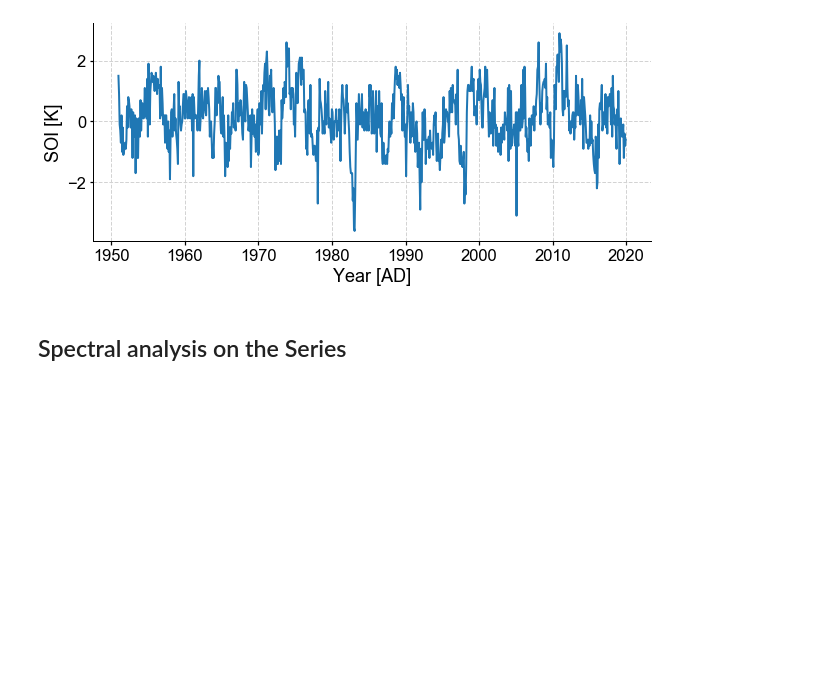
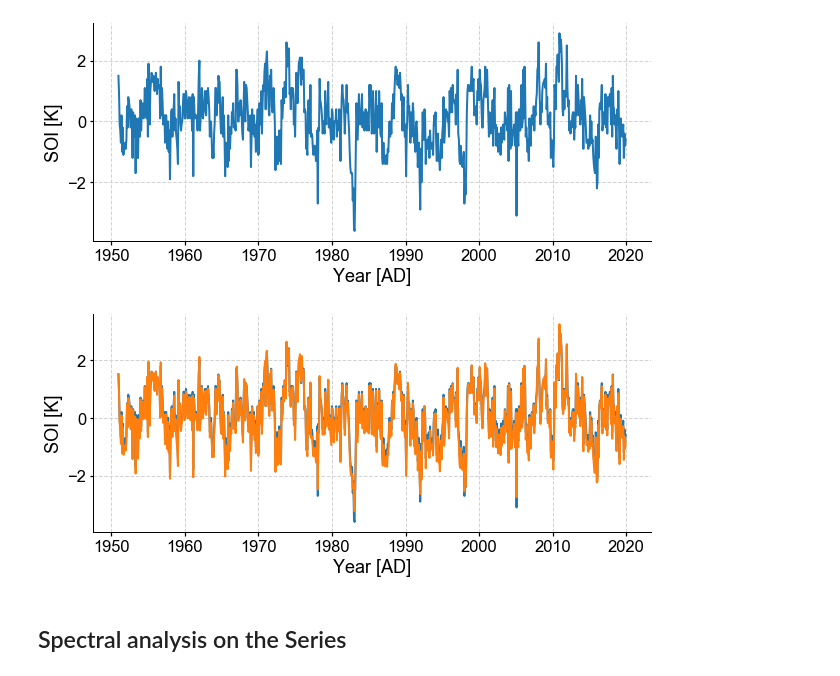
Before and after one commit to LinkedEarth/Pyleoclim_util, a Jupyter notebook: example_notebooks/test_ui.ipynb, the cells around one changed output. Cells and saved outputs as stored; diff of their text form; code cells hidden in the pictures; blank space fills up the shorter version.

```diff
--- a/example_notebooks/test_ui.ipynb
+++ b/example_notebooks/test_ui.ipynb
@@ -37,6 +29,14 @@ fig, ax = ts.plot()
 # %% [output]
 Figure saved at: "figs/soi.pdf"
 [figure]
+# %%
+fig, ax = ts.plot(mute=True)
+
+ax = ts.gaussianize().plot(ax=ax)
+
+pyleo.showfig(fig)
+# %% [output]
+[figure, added]
 # %% [markdown]
 ##  Spectral analysis on the Series
 # %%
```
Also changed, not shown: parts of 2 cells of this notebook, 2 other files.
